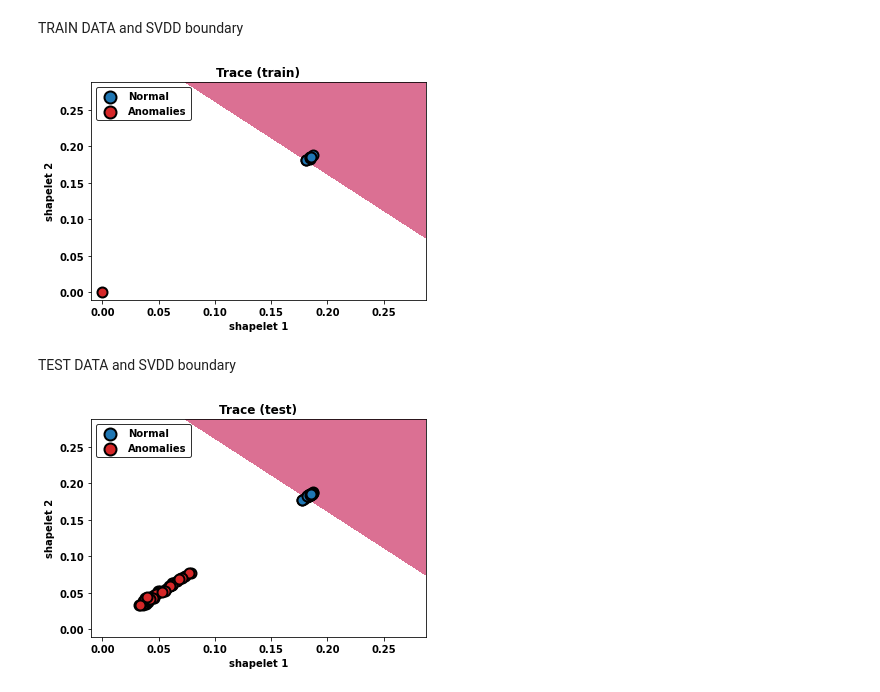
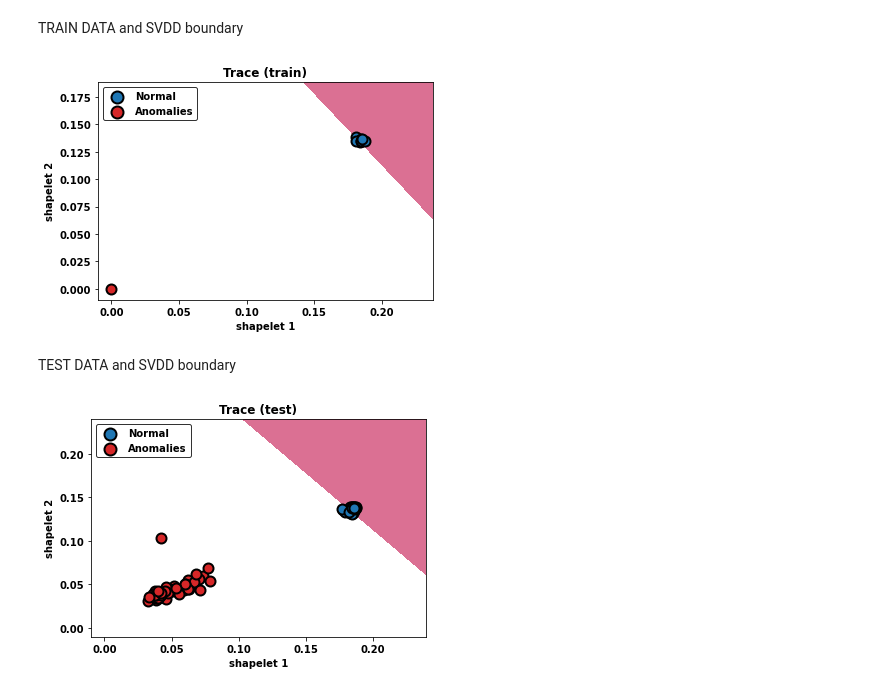
Before and after one commit to ludosGit/Shapelets, a Jupyter notebook: demo/demo_bruteforce_univ_trace.ipynb, the cells around one changed output. Saved outputs shown, nothing was run; the diff lists cells and outputs as text; code cells hidden in the pictures.

Commit message:
added corr filtering

```diff
--- a/demo/demo_bruteforce_univ_trace.ipynb
+++ b/demo/demo_bruteforce_univ_trace.ipynb
@@ -210,12 +220,12 @@ Scores [0.16740024 0.0986802 ]
 # %% [markdown]
 Load the shapelets if are saved in Results:
 # %%
-# in case shapelets are already saved:
-S = np.load(f'../Results/{data_name}/s_class34_reverse={reverse}_pos={pos_boundary}.npy')
+# # in case shapelets are already saved:
+# S = np.load(f'../Results/{data_name}/s_class34_reverse={reverse}_pos={pos_boundary}.npy')
 
-# set manually the shapelets in extractor
-extractor.shapelets = Candidateset()
-extractor.shapelets.sequences = S
+# # set manually the shapelets in extractor
+# extractor.shapelets = Candidateset()
+# extractor.shapelets.sequences = S
 # %% [markdown]
 Plot the shapelets:
 # %%
@@ -231,0 +314,9 @@ plt.show()
+# %%
+K = round(K_star * Q)
+pos_boundary = None
+corr_threshold = 0.8
+# just filter the scored candidates in different ways
+shapelets = extractor.get_top_candidates(K, pos_boundary, corr_threshold, reverse)
+S = shapelets.sequences
+print(f'Positions of the shapelets {shapelets.positions}')
+print(f'Scores {shapelets.scores}')
@@ -231,0 +363,3 @@ plt.show()
+# %%
+# keep non correlated shapelets
+extractor.shapelets = shapelets
@@ -260,7 +388,7 @@ print(nu)
 # %% [markdown]
 Fit the OCSVM in transformed space:
 # %%
-ocsvm = OneClassSVM(nu=nu, kernel='linear')
+ocsvm = OneClassSVM(nu=alpha, kernel='linear')
 
 # fit the model
 ocsvm.fit(X_train_transform)
@@ -355,34 +483,34 @@ NOTE: if were taken more than 2 shapelets the SVDD boundaries are plotted but th
 # %% [markdown]
 TRAIN DATA and SVDD boundary
 # %%
-x_max = max(X_train_transform[:,0])+0.1
-y_max = max(X_train_transform[:,1])+0.1
+x_max = max(X_train_transform[:,0])+0.05
+y_max = max(X_train_transform[:,1])+0.05
 xx, yy = np.meshgrid(np.linspace(-0.1, x_max, 500), np.linspace(-0.1, y_max, 500))
 Z = ocsvm.decision_function(np.c_[xx.ravel(), yy.ravel()])
 Z = Z.reshape(xx.shape)
 pIndex_train = y_train_anomaly == 1
 nIndex_train = y_train_anomaly == -1
 
 
 plt.figure()
 plt.title(f"{data_name} (train)", fontweight="bold")
 
 plt.contourf(xx, yy, Z, levels=[0, Z.max()], colors="palevioletred")
 plt.scatter(X_train_transform[pIndex_train, 0], X_train_transform[pIndex_train, 1], facecolor='C0', marker='o', s=100, linewidths=2,
                      edgecolor='black', zorder=2, label="Normal")
 
 plt.scatter(X_train_transform[nIndex_train, 0], X_train_transform[nIndex_train, 1], facecolor='C3', marker='o', s=100, linewidths=2,
                      edgecolor='black', zorder=2, label="Anomalies")
 
 plt.legend(ncol=1, loc='upper left', edgecolor='black',
                     markerscale=1.2, fancybox=True)
 plt.xlim((-0.01, x_max))
 plt.ylim((-0.01, y_max))
 plt.ylabel("shapelet 2")
 plt.xlabel("shapelet 1")
 plt.show()
 # %% [output]
-[figure, old version]
+[figure, new version]
 # %% [markdown]
 TEST DATA and SVDD boundary
 # %%
@@ -413,4 +541,4 @@ plt.ylabel("shapelet 2")
 plt.xlabel("shapelet 1")
 plt.show()
 # %% [output]
-[figure, old version]
+[figure, new version]
```
Also changed, not shown: parts of 28 cells of this notebook, 26 other files.
